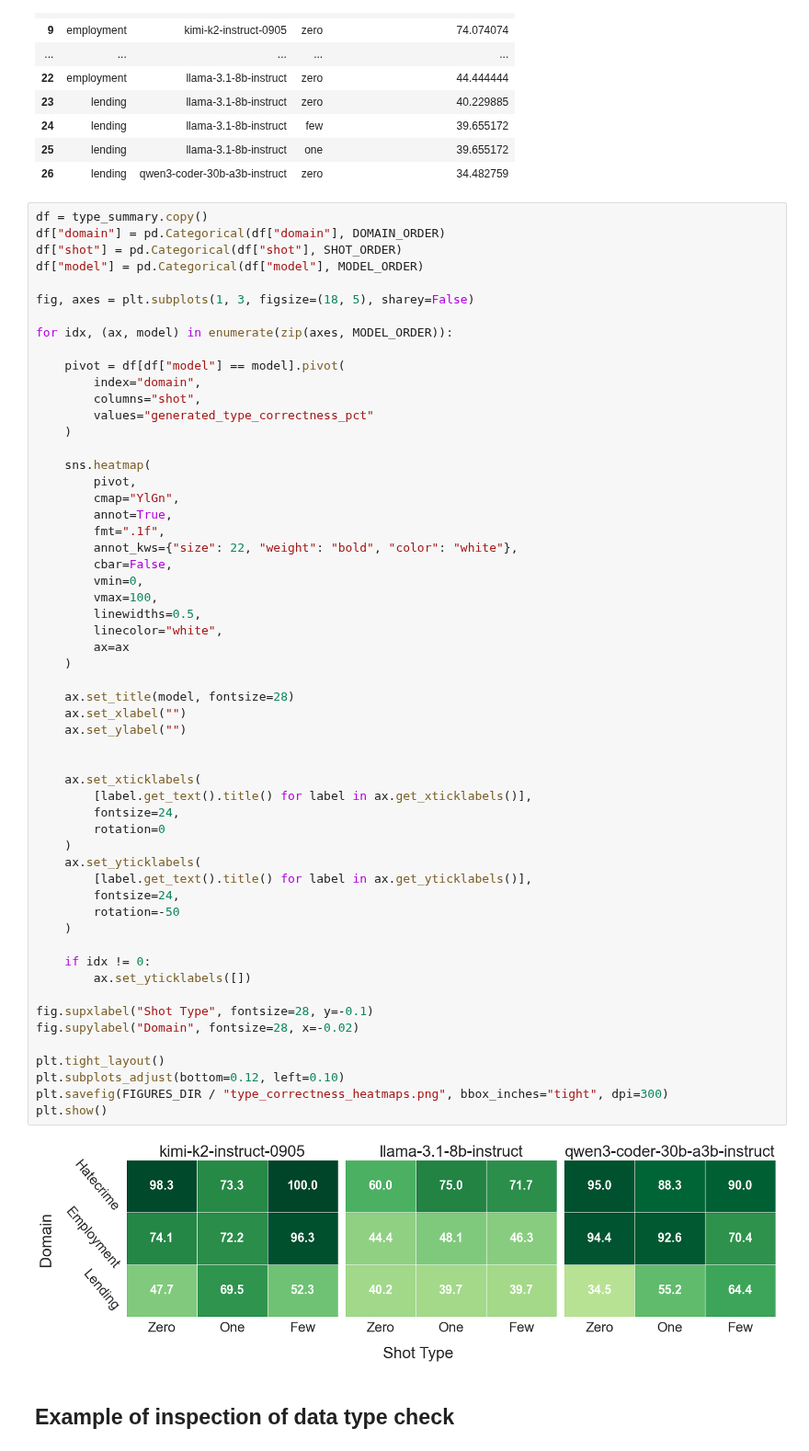
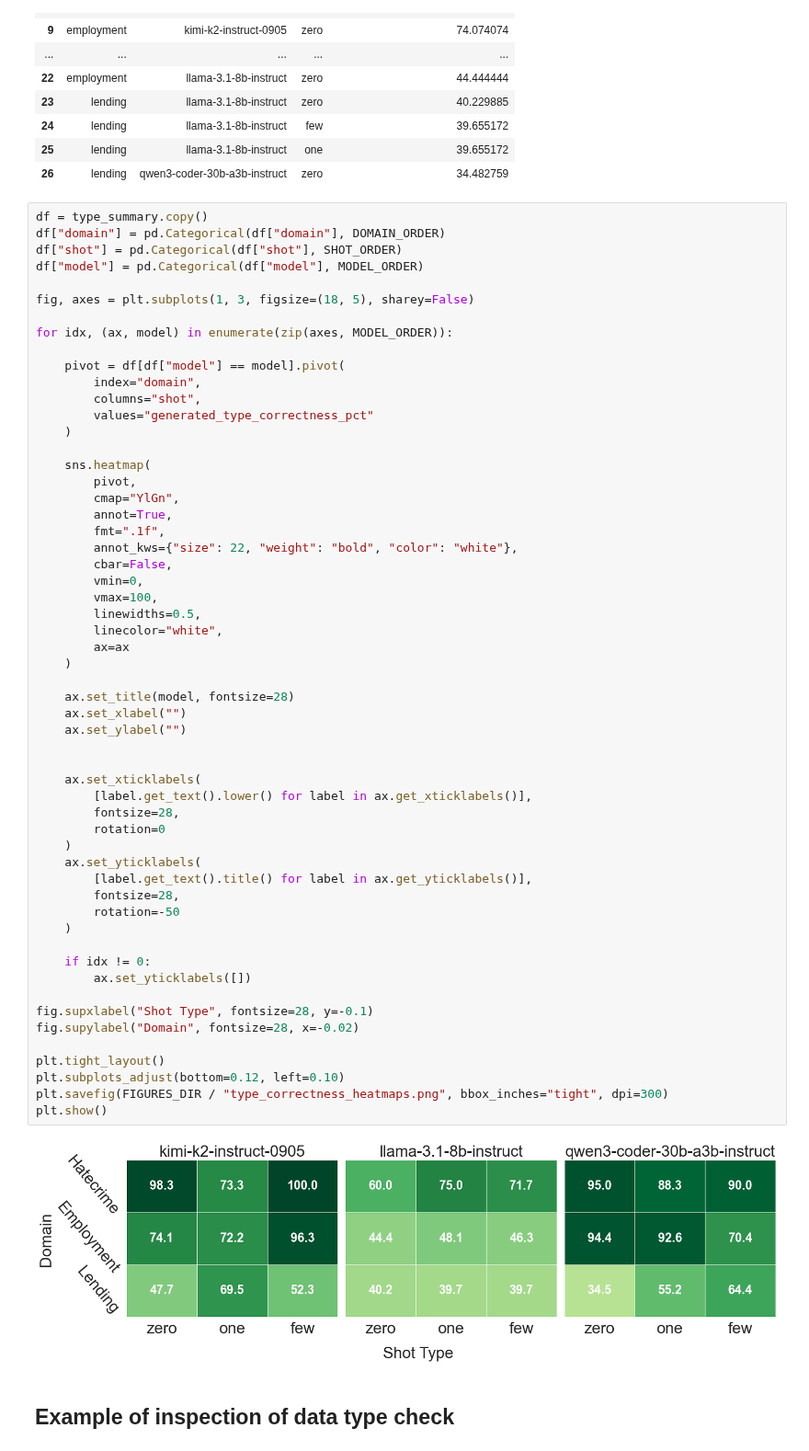
Before and after one commit to veronhoxha/master_thesis, a Jupyter notebook: notebooks/experiments/dataset_quality_visualization.ipynb, the cells around one changed output. Shown at 92% size. Drawn from its saved outputs; the diff is of its cells as text.

```diff
--- a/notebooks/experiments/dataset_quality_visualization.ipynb
+++ b/notebooks/experiments/dataset_quality_visualization.ipynb
@@ -419,37 +419,37 @@ for idx, (ax, model) in enumerate(zip(axes, MODEL_ORDER)):
         vmax=100,
         linewidths=0.5,
         linecolor="white",
         ax=ax
     )
 
     ax.set_title(model, fontsize=28)
     ax.set_xlabel("")
     ax.set_ylabel("")
 
 
     ax.set_xticklabels(
-        [label.get_text().title() for label in ax.get_xticklabels()],
-        fontsize=24,
+        [label.get_text().lower() for label in ax.get_xticklabels()],
+        fontsize=28,
         rotation=0
     )
     ax.set_yticklabels(
         [label.get_text().title() for label in ax.get_yticklabels()],
-        fontsize=24,
+        fontsize=28,
         rotation=-50
     )
 
     if idx != 0:
         ax.set_yticklabels([])
 
 fig.supxlabel("Shot Type", fontsize=28, y=-0.1)
 fig.supylabel("Domain", fontsize=28, x=-0.02)
 
 plt.tight_layout()
 plt.subplots_adjust(bottom=0.12, left=0.10)
 plt.savefig(FIGURES_DIR / "type_correctness_heatmaps.png", bbox_inches="tight", dpi=300)
 plt.show()
 # %% [output]
-[figure, old version]
+[figure, new version]
 # %% [markdown]
 ## Example of inspection of data type check
 # %%
```
Also changed, not shown: 1 other file.
